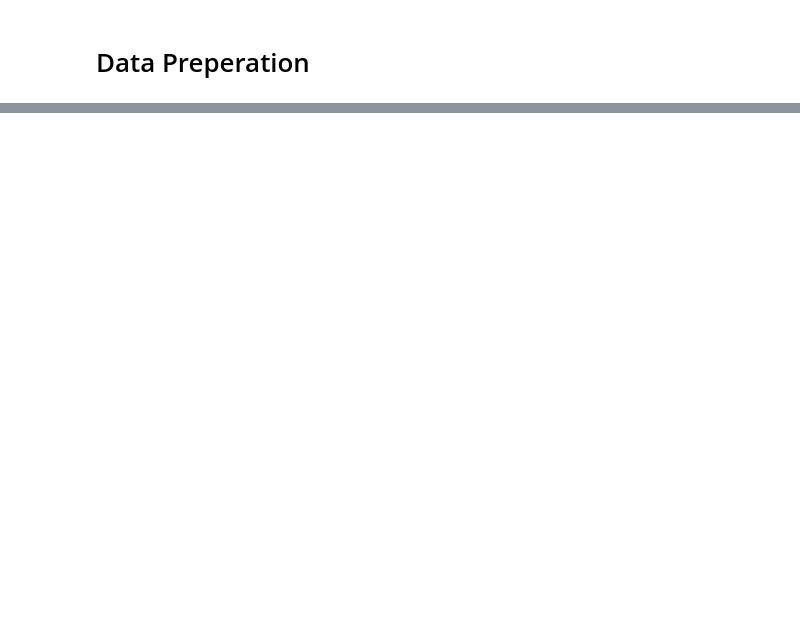
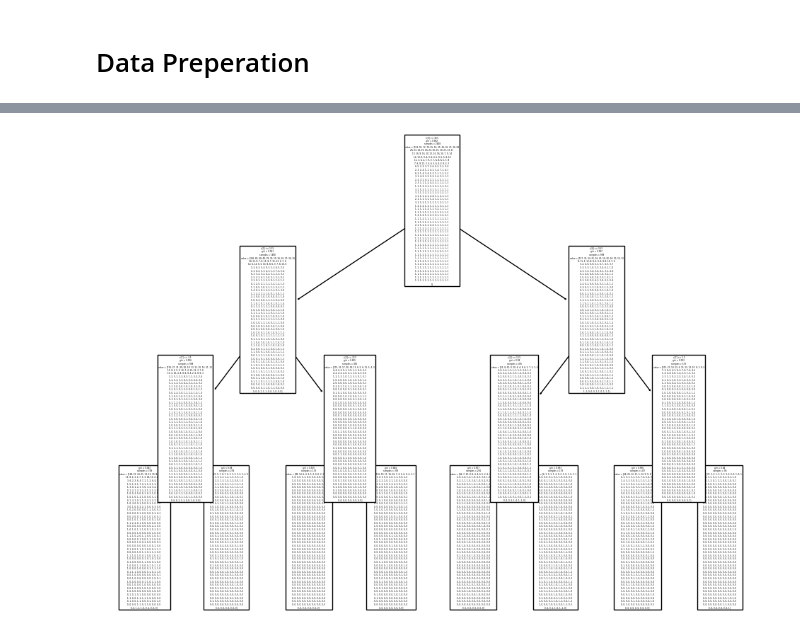
Before and after one commit to RodneyWardle2023/CapstoneProjectCA2RodneyWardle-SBS23057, a Jupyter notebook: CapstoneProjectCA2-CODE-RodneyWardle-SBS23057.ipynb, the cells around one changed output, grey strips where cells are left out. Cells and saved outputs as stored; diff of their text form; code cells hidden in the pictures; blank space fills up the shorter version.

```diff
--- a/CapstoneProjectCA2-CODE-RodneyWardle-SBS23057.ipynb
+++ b/CapstoneProjectCA2-CODE-RodneyWardle-SBS23057.ipynb
@@ -256,0 +443,10 @@ X_train.head()
+# %%
+import matplotlib.pyplot as plt
+from sklearn import tree
+
+# Set the size of the figure
+plt.figure(figsize = (12, 8))
+
+# Display the tree by calling a method plot_tree()
+tree.plot_tree(clf_gini)
+# %% [output]
@@ -256,0 +468 @@ X_train.head()
+[figure, added]
```
Also changed, not shown: parts of 25 cells of this notebook, 1 other file.
